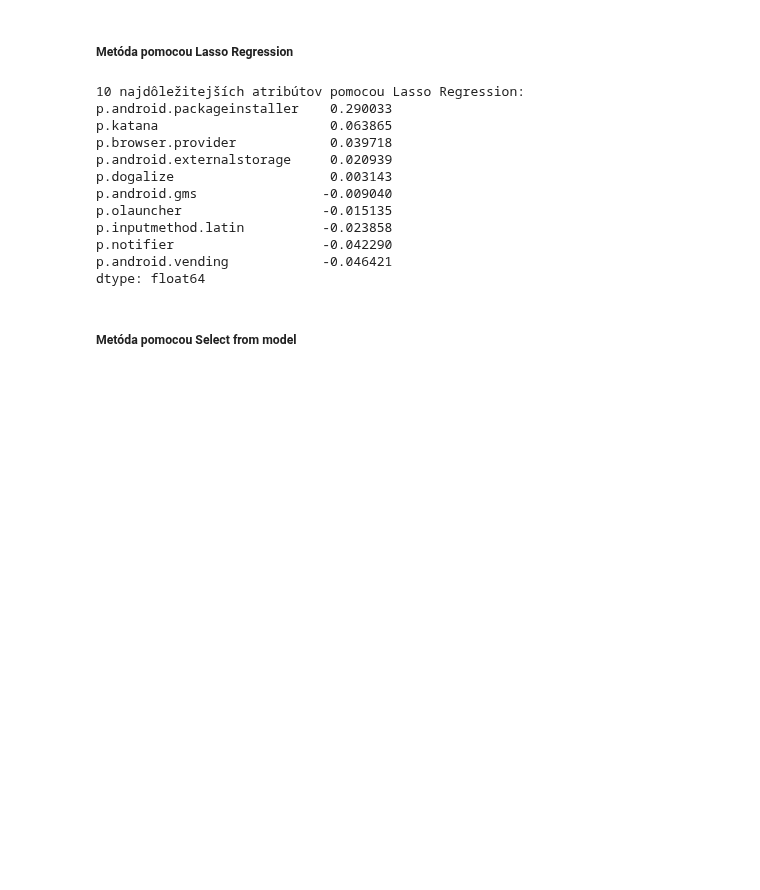
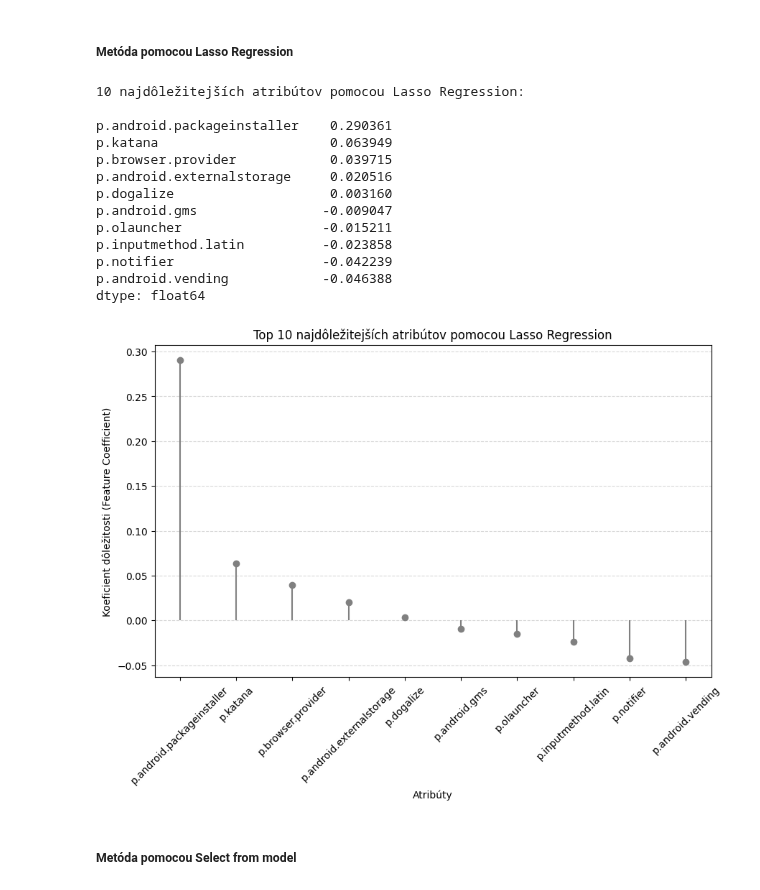
Before and after one commit to LeonRado1/IAU-zadanie, a Jupyter notebook: data_preprocessing.ipynb, the cells around one changed output. Cells and saved outputs as stored; diff of their text form; code cells hidden in the pictures; blank space fills up the shorter version.

```diff
--- a/data_preprocessing.ipynb
+++ b/data_preprocessing.ipynb
@@ -335,26 +339,37 @@ Tabuľka atribútov podľa RandomForestRegressor:
 # %%
 lasso = Lasso(alpha=0.01)
 lasso.fit(X_train_transformed, y_train)
 
 importance = pd.Series(lasso.coef_, index=[col for col in X_train.columns if col not in ['ts', 'imei']])
 
 lasso_features = importance[importance != 0].nlargest(10)
 
-print("10 najdôležitejších atribútov pomocou Lasso Regression:")
-print(lasso_features)
+print("10 najdôležitejších atribútov pomocou Lasso Regression: \n")
+print(lasso_features.head(10))
+
+plt.figure(figsize=(10, 6))
+plt.stem(lasso_features.index, lasso_features.values, linefmt="grey", markerfmt="o", basefmt=" ")
+plt.xlabel("Atribúty")
+plt.ylabel("Koeficient dôležitosti (Feature Coefficient)")
+plt.title("Top 10 najdôležitejších atribútov pomocou Lasso Regression")
+plt.xticks(rotation=45)
+plt.grid(axis='y', linestyle='--', alpha=0.5)
+plt.show()
 # %% [output]
 10 najdôležitejších atribútov pomocou Lasso Regression:
-p.android.packageinstaller    0.290033
-p.katana                      0.063865
-p.browser.provider            0.039718
-p.android.externalstorage     0.020939
-p.dogalize                    0.003143
-p.android.gms                -0.009040
-p.olauncher                  -0.015135
+
+p.android.packageinstaller    0.290361
+p.katana                      0.063949
+p.browser.provider            0.039715
+p.android.externalstorage     0.020516
+p.dogalize                    0.003160
+p.android.gms                -0.009047
+p.olauncher                  -0.015211
 p.inputmethod.latin          -0.023858
-p.notifier                   -0.042290
-p.android.vending            -0.046421
+p.notifier                   -0.042239
+p.android.vending            -0.046388
 dtype: float64
+[figure, added]
 # %% [markdown]
 ##### Metóda pomocou Select from model
 # %%
```
Also changed, not shown: parts of 7 cells of this notebook.
